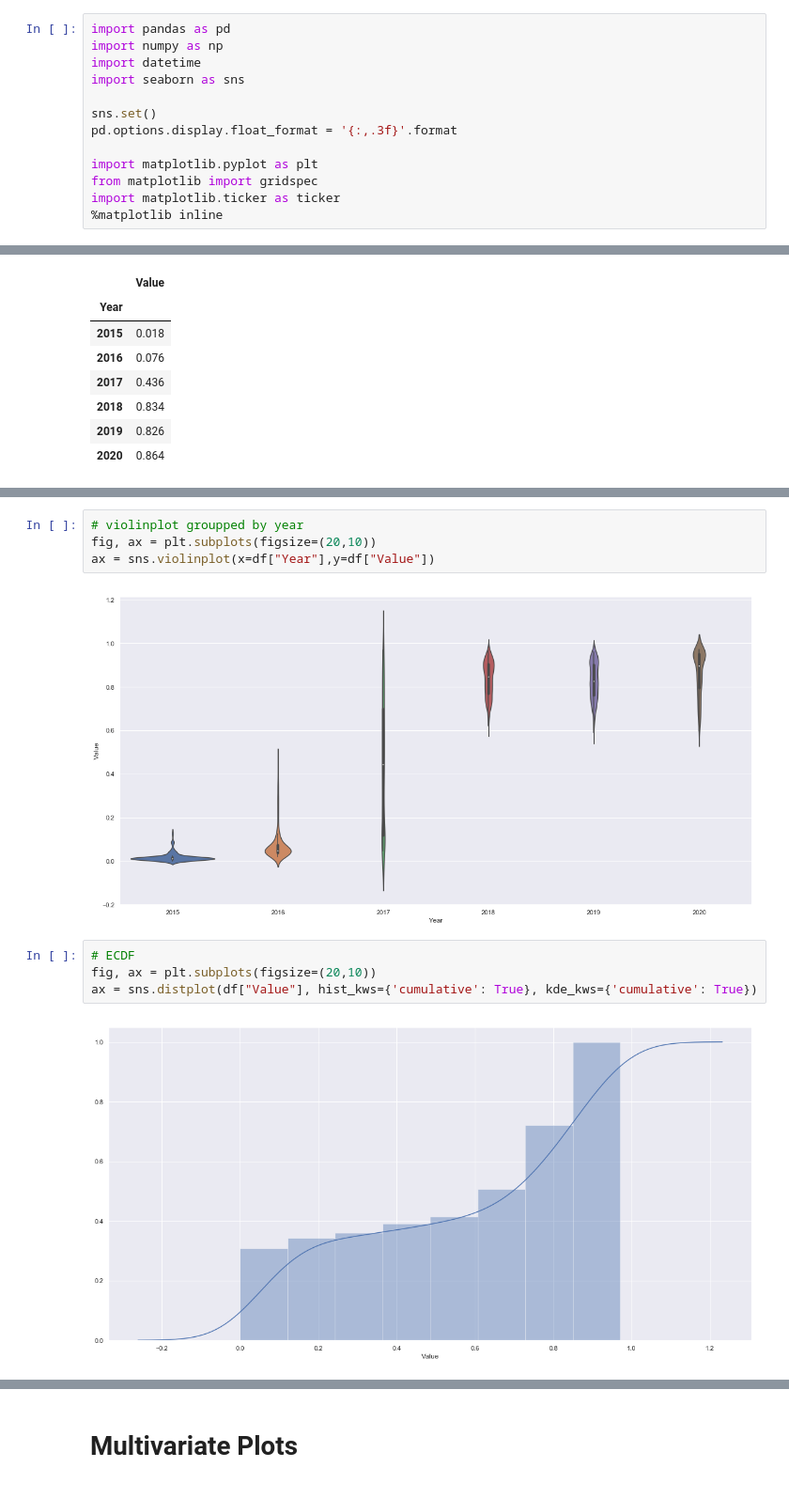
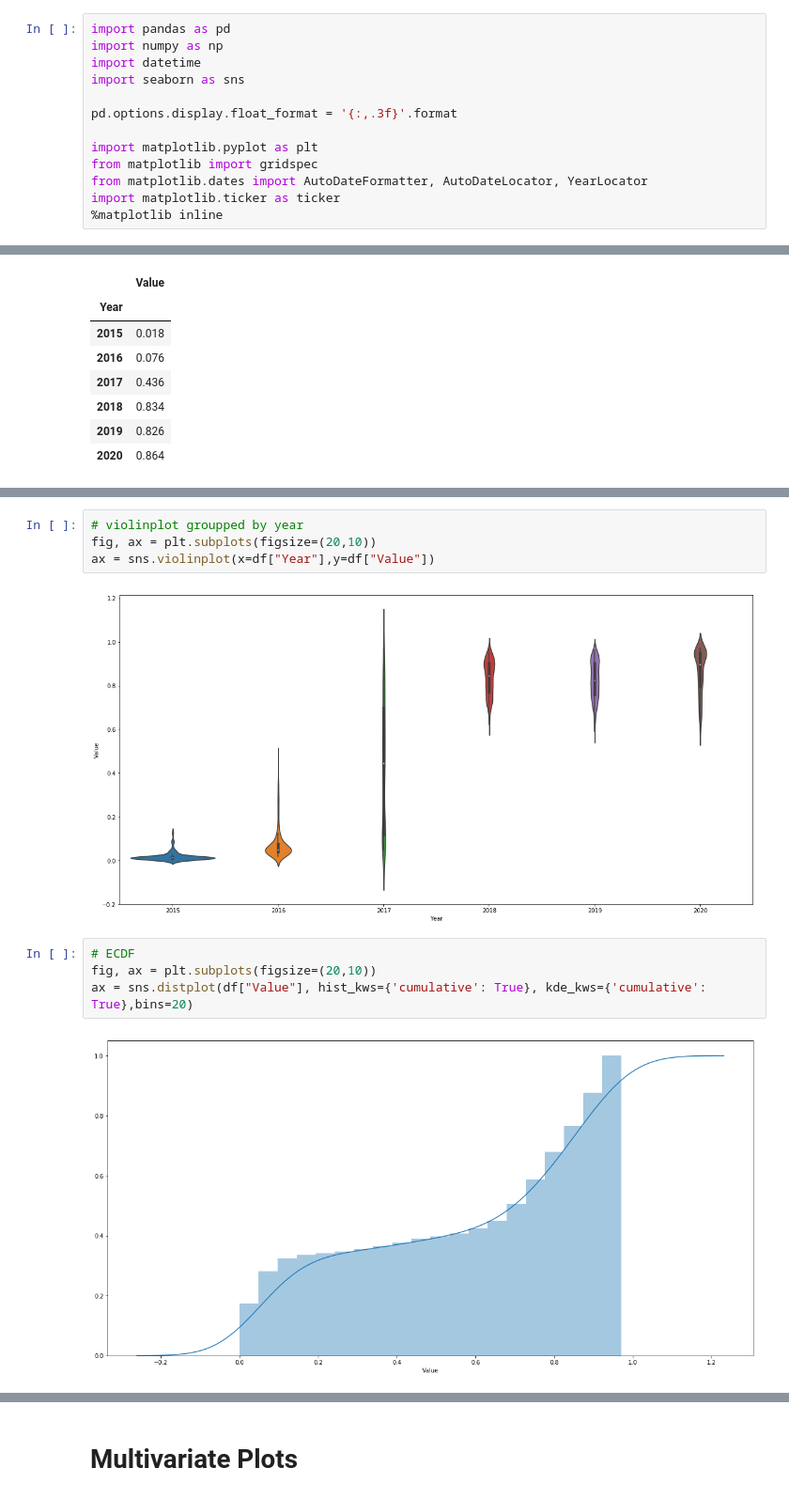
Before and after one commit to HektorLin/Etherscan_visualization, a Jupyter notebook: Etherscan_Visualization.ipynb, the cells around one changed output, grey strips where cells are left out. Shown at 94% size. Cells and saved outputs as stored; diff of their text form.

```diff
--- a/Etherscan_Visualization.ipynb
+++ b/Etherscan_Visualization.ipynb
@@ -4,11 +4,11 @@ import numpy as np
 import datetime
 import seaborn as sns
 
-sns.set()
 pd.options.display.float_format = '{:,.3f}'.format
 
 import matplotlib.pyplot as plt
 from matplotlib import gridspec
+from matplotlib.dates import AutoDateFormatter, AutoDateLocator, YearLocator
 import matplotlib.ticker as ticker
 %matplotlib inline
 # %% [markdown]
@@ -73,13 +75,13 @@ ax = sns.boxplot(x=df["Year"],y=df["Value"])
 fig, ax = plt.subplots(figsize=(20,10))
 ax = sns.violinplot(x=df["Year"],y=df["Value"])
 # %% [output]
-[figure, old version]
+[figure, new version]
 # %%
 # ECDF
 fig, ax = plt.subplots(figsize=(20,10))
-ax = sns.distplot(df["Value"], hist_kws={'cumulative': True}, kde_kws={'cumulative': True})
+ax = sns.distplot(df["Value"], hist_kws={'cumulative': True}, kde_kws={'cumulative': True},bins=20)
 # %% [output]
-[figure, old version]
+[figure, new version]
 # %%
 # partial auto correlation at daily
 from statsmodels.graphics.tsaplots import plot_pacf
```
Also changed, not shown: parts of 12 cells of this notebook.
